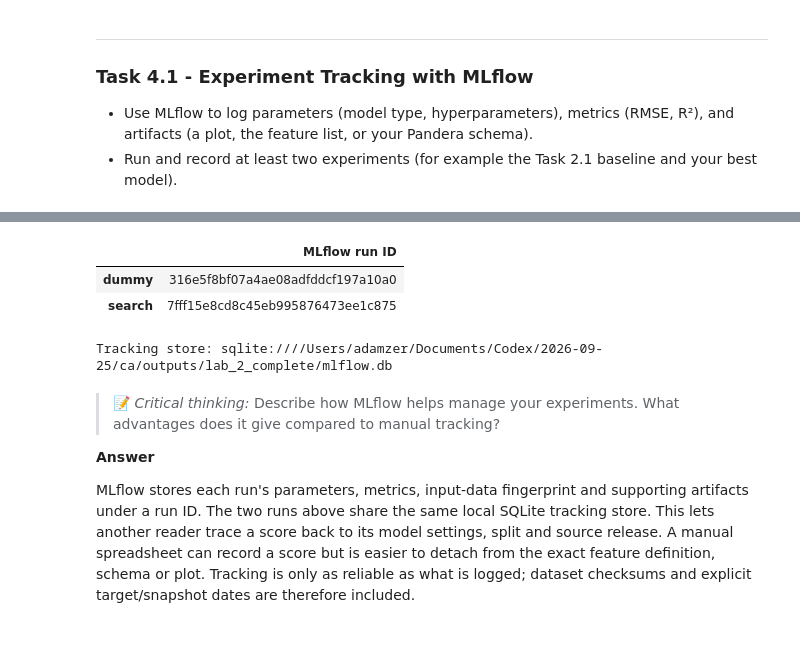
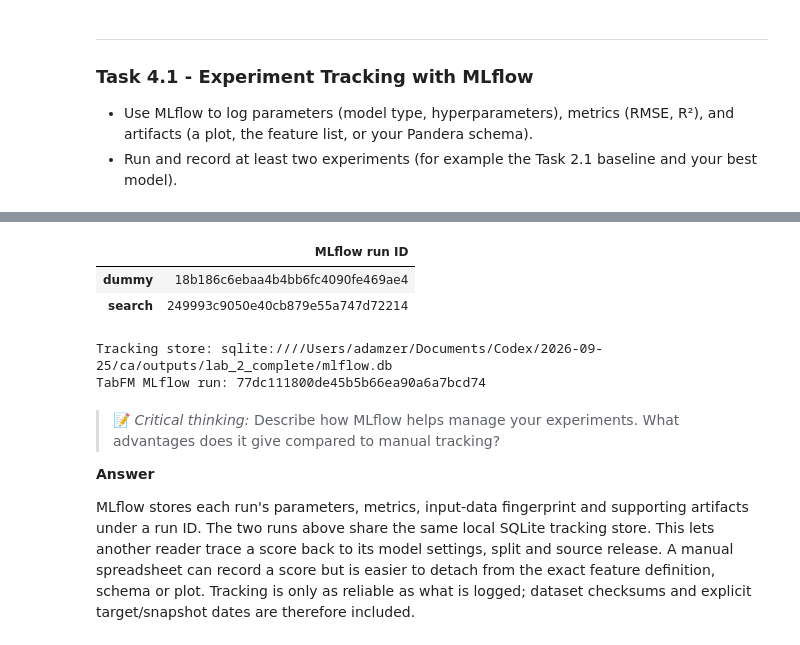
Before and after one commit to Azzbee/aidams-lab2-zeraiki-oumhand-karam-szefner, a Jupyter notebook: lab_2.ipynb, the cells around one changed output, grey strips where cells are left out. Cells and saved outputs as stored; diff of their text form; code cells hidden in the pictures.

Commit message:
Complete TabFM bonus with verified held-out predictions

```diff
--- a/lab_2.ipynb
+++ b/lab_2.ipynb
@@ -1115,4 +1214,22 @@ run_ids = {
 }
 display(pd.Series(run_ids, name="MLflow run ID").to_frame())
 print("Tracking store:", TRACKING_URI)
+with mlflow.start_run(run_name="tabfm-heldout-bonus") as tabfm_run:
+    mlflow.set_tags(
+        {
+            "execution_id": EXECUTION_ID,
+            "data_sha256": DATA_SHA256,
+            "source_revision": tabfm_result["source_revision"],
+            "weights_revision": tabfm_result["weights_revision"],
+        }
+    )
+    mlflow.log_params({"model_type": "TabFM v1.0 regression", **tabfm_result["config"]})
+    mlflow.log_metrics(
+        {f"test_{key.lower()}": value for key, value in tabfm_test_metrics.items()}
+    )
+    mlflow.log_artifact(str(bonus_path))
+    mlflow.log_artifact(str(ARTIFACTS / "tabfm_comparison.csv"))
+    mlflow.log_artifact(str(BASE / "run_tabfm.py"))
+    run_ids["tabfm"] = str(tabfm_run.info.run_id)
+print("TabFM MLflow run:", run_ids["tabfm"])
 # %% [output]
@@ -1119,7 +1237,8 @@ print("Tracking store:", TRACKING_URI)
 |  | MLflow run ID |
-| dummy | 316e5f8bf07a4ae08adfddcf197a10a0 |
-| search | 7fff15e8cd8c45eb995876473ee1c875 |
+| dummy | 18b186c6ebaa4b4bb6fc4090fe469ae4 |
+| search | 249993c9050e40cb879e55a747d72214 |
-Tracking store: sqlite:////Users/adamzer/Documents/Codex/2026-09-25/ca/outputs/lab_2_complete/mlflow.db
+Tracking store: sqlite:////Users/adamzer/Documents/Codex/2026-09-25/ca/outputs/lab_2_complete/mlflow.db
+TabFM MLflow run: 77dc111800de45b5b66ea90a6a7bcd74
 # %% [markdown]
 > 📝 *Critical thinking:*
 > Describe how MLflow helps manage your experiments. What advantages does it give compared to manual tracking?
```
Also changed, not shown: parts of 8 cells of this notebook, 40 other files.
